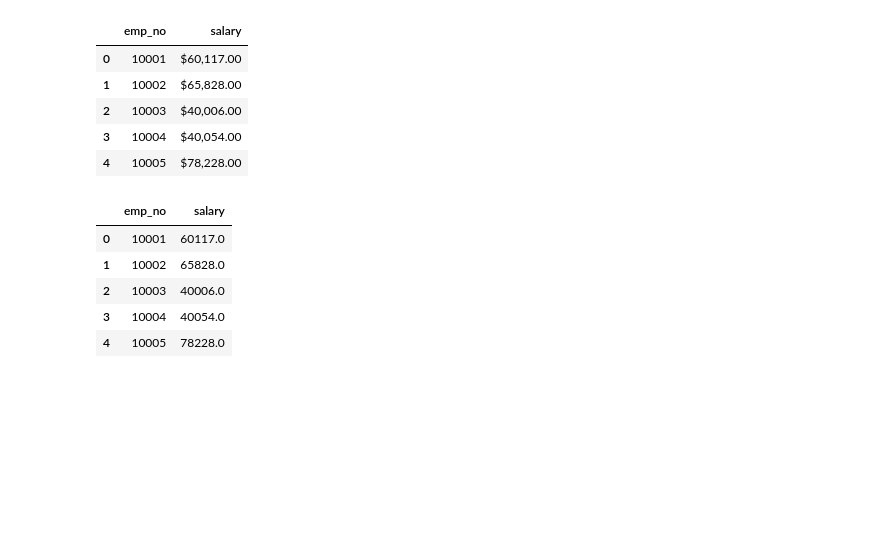
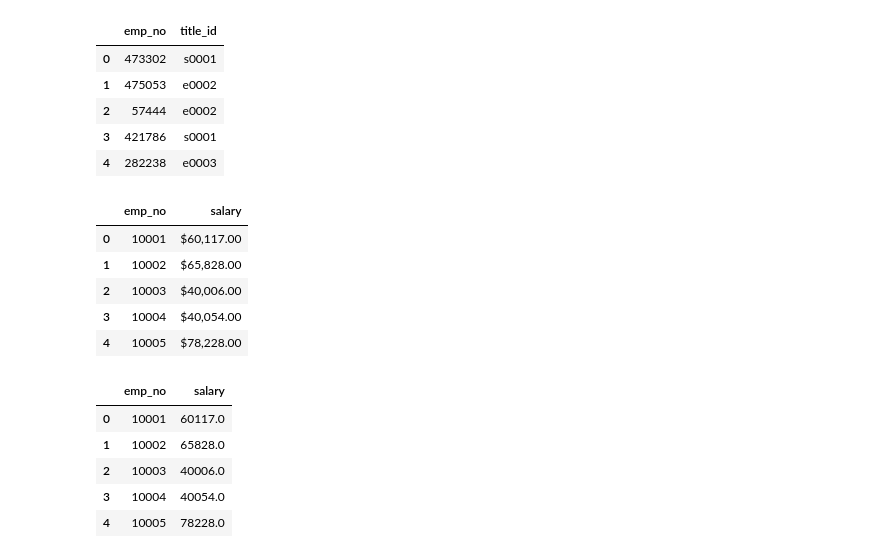
Before and after one commit to david-seger/sql-challenge, a Jupyter notebook: EmployeeSQL/BonusAttempt.ipynb, the cells around one changed output. Drawn from its saved outputs; the diff is of its cells as text; code cells hidden in the pictures; blank space fills up the shorter version.

```diff
--- a/EmployeeSQL/BonusAttempt.ipynb
+++ b/EmployeeSQL/BonusAttempt.ipynb
@@ -29,3 +31,14 @@ df_employee.head()
+# %%
+#Rename EMP_TITLE to TITLE_ID to match the key we will see later in the Titles table
+df_employee.rename(columns={'emp_title':'title_id'}, inplace=True)
+df_employee.head()
+# %% [output]
+|  | emp_no | title_id |
+| 0 | 473302 | s0001 |
+| 1 | 475053 | e0002 |
+| 2 | 57444 | e0002 |
+| 3 | 421786 | s0001 |
+| 4 | 282238 | e0003 |
 # %%
 # Import Salary Data
 
```
Also changed, not shown: parts of 6 cells of this notebook.
